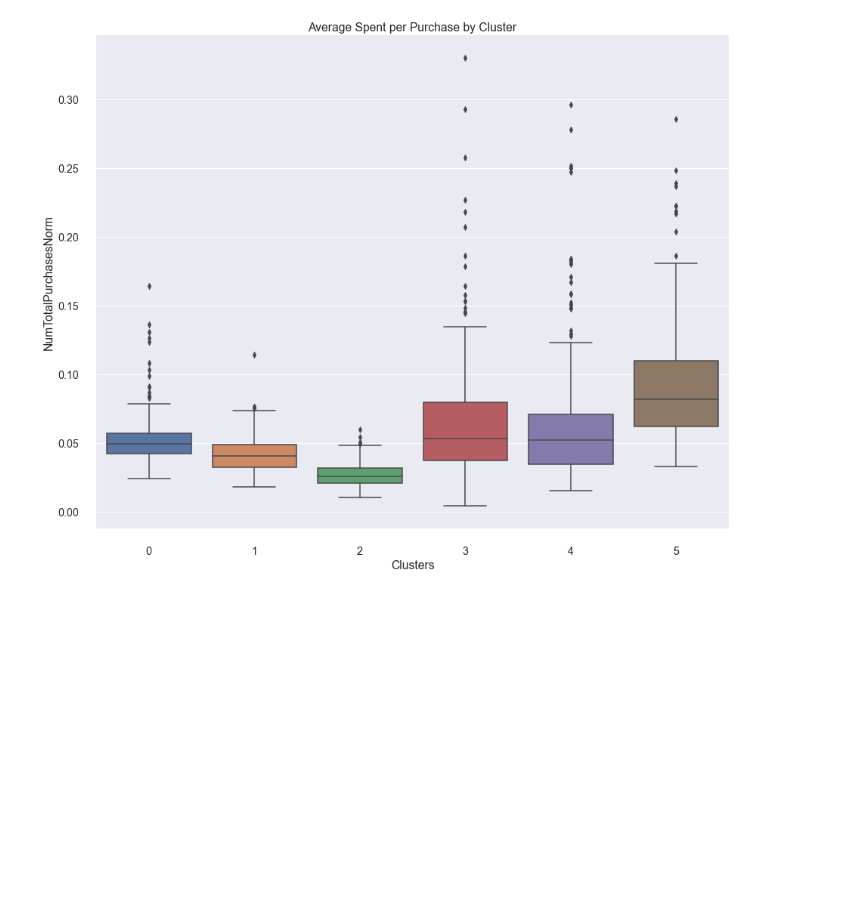
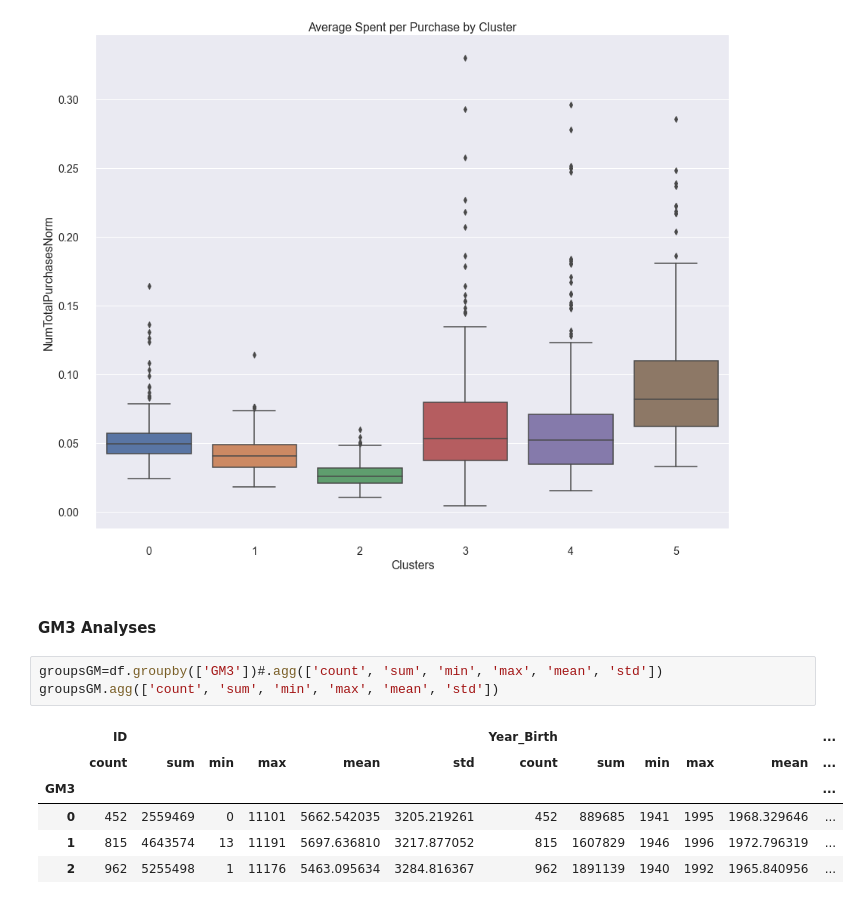
Before and after one commit to dapopov-st/store-customer-segmentation, a Jupyter notebook: 004_Analysis.ipynb, the cells around one changed output. Drawn from its saved outputs; the diff is of its cells as text; blank space fills up the shorter version.

```diff
--- a/004_Analysis.ipynb
+++ b/004_Analysis.ipynb
@@ -947,3 +946,15 @@ plt.title("Average Spent per Purchase by Cluster")
 plt.savefig('./figures/avg_per_purchase.png')
 # %% [output]
 [figure]
+# %% [markdown]
+#### GM3 Analyses
+# %%
+groupsGM=df.groupby(['GM3'])#.agg(['count', 'sum', 'min', 'max', 'mean', 'std'])
+groupsGM.agg(['count', 'sum', 'min', 'max', 'mean', 'std'])
+# %% [output]
+|  | ID |  |  |  |  |  | Year_Birth |  |  |  |  | ... |
+|  | count | sum | min | max | mean | std | count | sum | min | max | mean | ... |
+| GM3 |  |  |  |  |  |  |  |  |  |  |  | ... |
+| 0 | 452 | 2559469 | 0 | 11101 | 5662.542035 | 3205.219261 | 452 | 889685 | 1941 | 1995 | 1968.329646 | ... |
+| 1 | 815 | 4643574 | 13 | 11191 | 5697.636810 | 3217.877052 | 815 | 1607829 | 1946 | 1996 | 1972.796319 | ... |
+| 2 | 962 | 5255498 | 1 | 11176 | 5463.095634 | 3284.816367 | 962 | 1891139 | 1940 | 1992 | 1965.840956 | ... |
```
Also changed, not shown: parts of 13 cells of this notebook, 3 other files.
